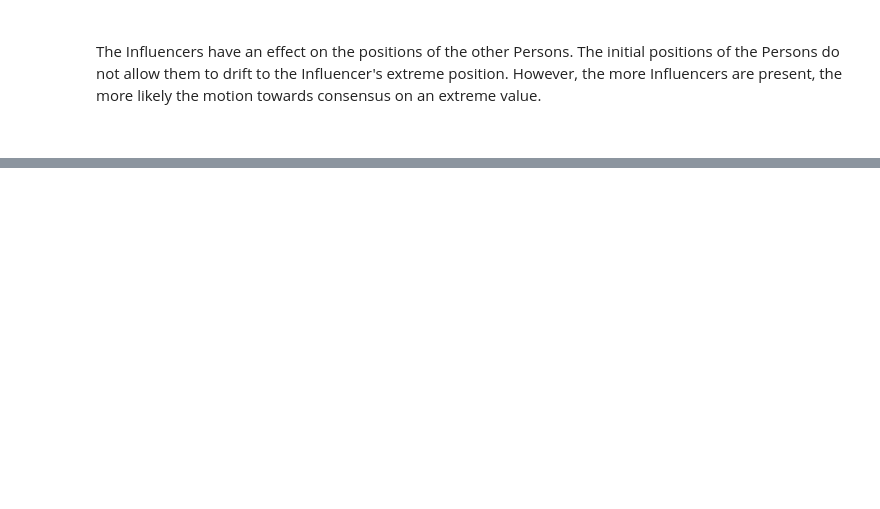
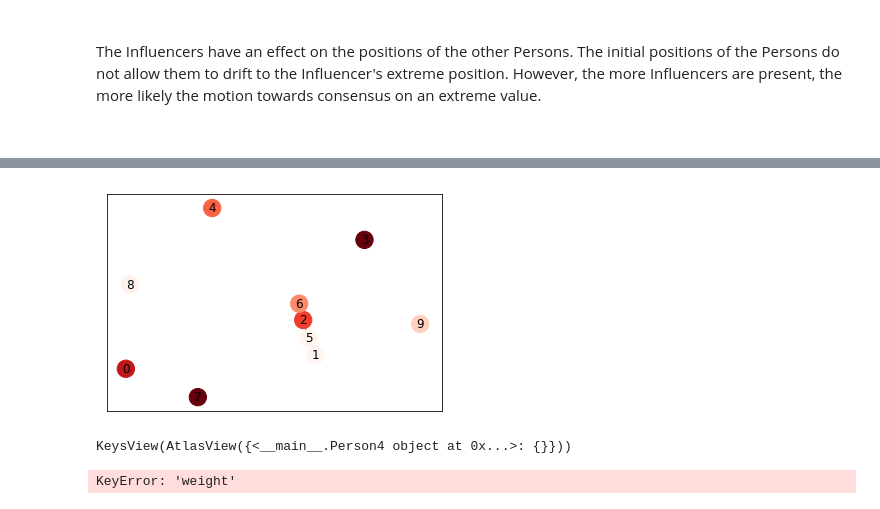
Before and after one commit to SmilodonCub/DATA620, a Jupyter notebook: Social_Network_Analysis_4Startups.ipynb, the cells around one changed output, grey strips where cells are left out. Cells and saved outputs as stored; diff of their text form; code cells hidden in the pictures; blank space fills up the shorter version.

```diff
--- a/Social_Network_Analysis_4Startups.ipynb
+++ b/Social_Network_Analysis_4Startups.ipynb
@@ -1020,0 +1153,40 @@ The Influencers have an effect on the positions of the other Persons. The initia
+# %%
+density=0.05
+decay_rate=0.01
+network_size=100
+runtime=200
+g=nx.Graph()
+
+for i in range( num_person ):
+    p = Person4( i )
+    g.add_node( p )
+for x in g.nodes():
+    for y in g.nodes():
+        if r.random() <= density:
+            g.add_edge( x,y )
+# %%
+col=[n.a for n in g.nodes()]
+pos=nx.spring_layout(g)
+nx.draw_networkx(g,pos=pos, node_color=col,cmap=plt.cm.Reds)
+# %% [output]
+[figure, added]
+# %%
+cons=[]
+for i in range(runtime):
+    for node in g.nodes():
+        node.interact()
+
+    #degrade edge weights by a fixed rate
+    for f,t,data in g.edges(data=True):
+        data['weight']=data['weight']*(1-decay_rate)
+        if data['weight']<0.1: g.remove_edge(f,t)
+
+    col=[n.a for n in g.nodes()]
+    ew=[1000*edata['weight'] for f,to,edata in g.edges(data=True)]
+    plot.figure(2)
+    plot.plot(col)
+
+    cons.append(consensus(g))
+# %% [output]
+KeysView(AtlasView({<__main__.Person4 object at 0x...>: {}}))
+KeyError: 'weight'
```
Also changed, not shown: parts of 12 cells of this notebook.
